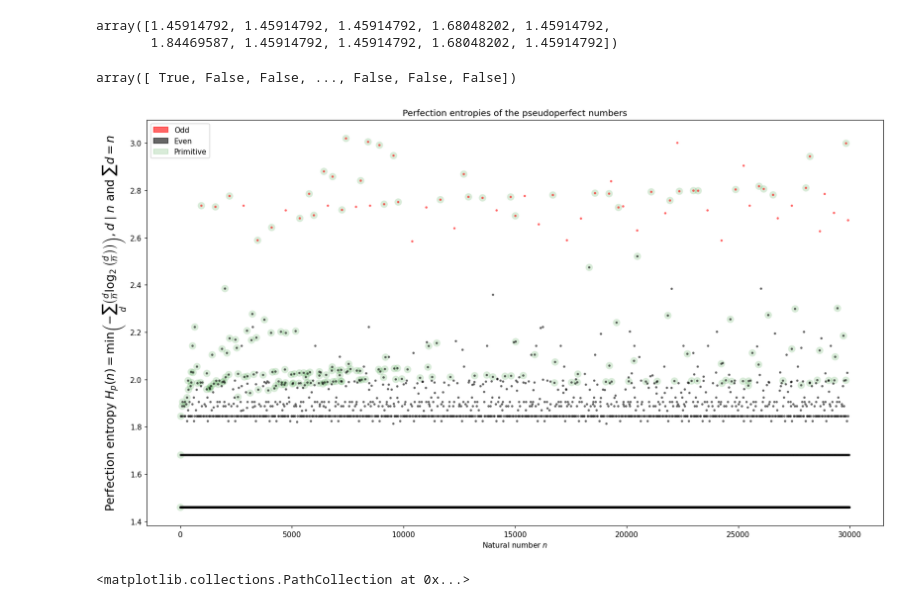
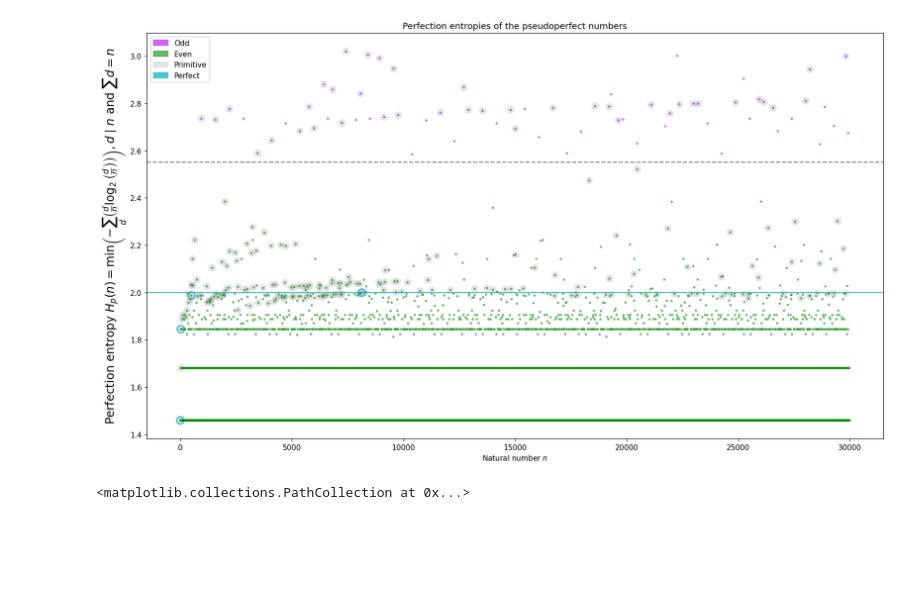
Before and after one commit to Dank-o/Perfection_Entropy, a Jupyter notebook: main.ipynb, the cells around one changed output. Drawn from its saved outputs; the diff is of its cells as text; code cells hidden in the pictures; blank space fills up the shorter version.

Commit message:
Added perfect numbers and horizontal lines

```diff
--- a/main.ipynb
+++ b/main.ipynb
@@ -106,9 +105,0 @@ import matplotlib.patches as mpatches
-# %%
-y_1[:10]
-# %% [output]
-array([1.45914792, 1.45914792, 1.45914792, 1.68048202, 1.45914792,
-       1.84469587, 1.45914792, 1.45914792, 1.68048202, 1.45914792])
-# %%
-np.isin(x_1, nd.PRIMITIVES)
-# %% [output]
-array([ True, False, False, ..., False, False, False])
@@ -115,44 +113,56 @@ array([ True, False, False, ..., False, False, False])
 # %%
 # Get perfection entropies for plotting
 x_1 = np.array([p[0] for p in perfection_entropies])
 y_1 = np.array([p[1] for p in perfection_entropies])
 
 # Extract primitive pseudos for highlighting
 x_2 = x_1[np.isin(x_1, nd.PRIMITIVES)]
 y_2 = y_1[np.isin(x_1, nd.PRIMITIVES)]
+
+x_3 = x_1[np.isin(x_1, nd.PERFECTS)]
+y_3 = y_1[np.isin(x_1, nd.PERFECTS)]
+
+# Create colourmap
+cmap = sns.color_palette("colorblind", 5)
+
+cmap = cc.m_glasbey_bw_minc_20_minl_30.colors[:8] # One example of a distinct, colour-blind accessible palette
+
+
+# cmap = distinctipy.get_colors(4, pastel_factor=0.5)
+
 # Create colourmap to indicate parity
-odd_cols = ["k" if n % 2 == 0 else "r" for n in x_1]
+par_cols = [cmap[1] if n % 2 == 0 else cmap[2] for n in x_1]
 
 # Colourmap to indicate primitives
 # prim_cols = ["g" for n in x_1]
 
-# plt.rc('text', usetex=False)
 
 # Plotting
 plt.figure(figsize=(18, 10), dpi=110)
-plt.scatter(x_2, y_2, c="g", s=100, edgecolor='none', alpha=0.15)
-plt.scatter(x_1, y_1, c=odd_cols, s=10, edgecolor='none', alpha=0.6)
-
+plt.scatter(x_2, y_2, color='k', s=100, edgecolor='none', alpha=0.1)
+plt.scatter(x_3, y_3, color='none', s=100, edgecolor=cmap[3], alpha=0.7, linewidth=2)
+plt.scatter(x_1, y_1, color=par_cols, s=10, edgecolor='none', alpha=0.6)
+plt.axhline(2, color=cmap[3], linewidth=1)
+plt.axhline(2.55, color='k', linestyle='--', alpha = 0.5)
 
 # Labels
-# plt.rcParams['text.usetex'] = True
-
 plt.xlabel('Natural number $n$')
 plt.ylabel(r'Perfection entropy $H_p(n) = \min \left( - \sum_{d} \left( \frac{d}{n} \log_2 \left( \frac{d}{n} \right) \right) \right), d \mid n \text{ and } \sum d = n $', fontsize=16)
 plt.title('Perfection entropies of the pseudoperfect numbers')
 
 # Define the proxy artists for the legend
-odd_patch = mpatches.Patch(color='r', label='Odd', alpha=0.6)
-even_patch = mpatches.Patch(color='k', label='Even', alpha=0.6)
-prim_patch = mpatches.Patch(color='g', label='Primitive', alpha=0.15)
+odd_patch = mpatches.Patch(color=cmap[2], label='Odd', alpha=0.6)
+even_patch = mpatches.Patch(color=cmap[1], label='Even', alpha=0.6)
+prim_patch = mpatches.Patch(color='k', label='Primitive', alpha=0.1)
+perf_patch = mpatches.Patch(color=cmap[3], label='Perfect', alpha=0.7)
 
 # Add legend
-plt.legend(handles=[odd_patch, even_patch, prim_patch])
+plt.legend(handles=[odd_patch, even_patch, prim_patch, perf_patch])
 
-plt.savefig("./Perfection_entropies.pdf", bbox_inches='tight')
+plt.savefig("./Perfection_entropies.png", bbox_inches='tight')
 plt.show()
 # %% [output]
-[figure, old version]
+[figure, new version]
 # %%
 k = nf.perfection_entropy(240, False)
 plt.figure(figsize=(18, 10), dpi=110)
```
Also changed, not shown: parts of 5 cells of this notebook, 2 other files.
